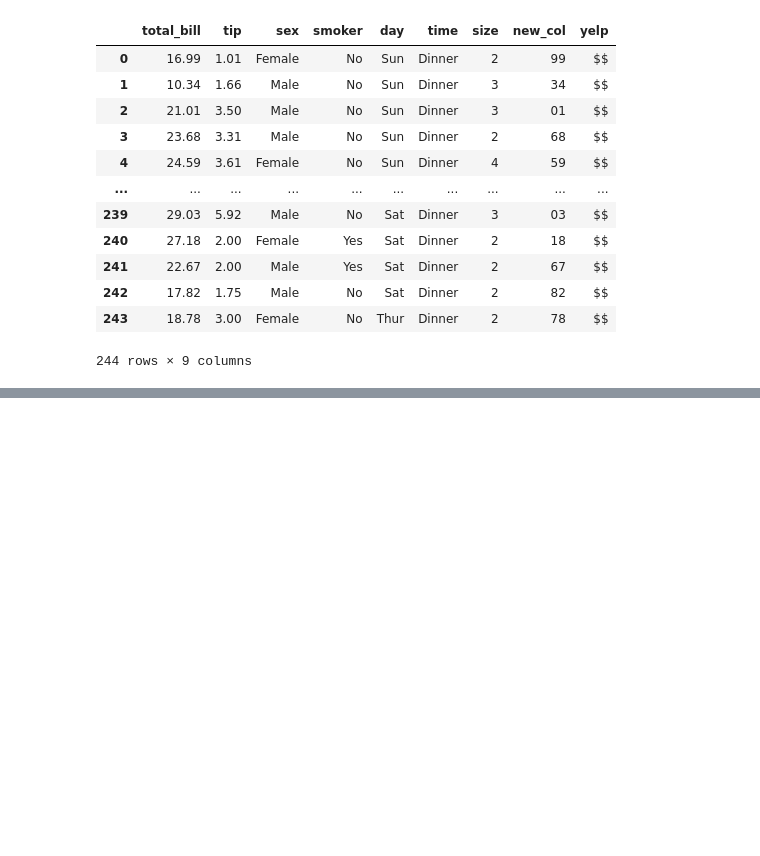
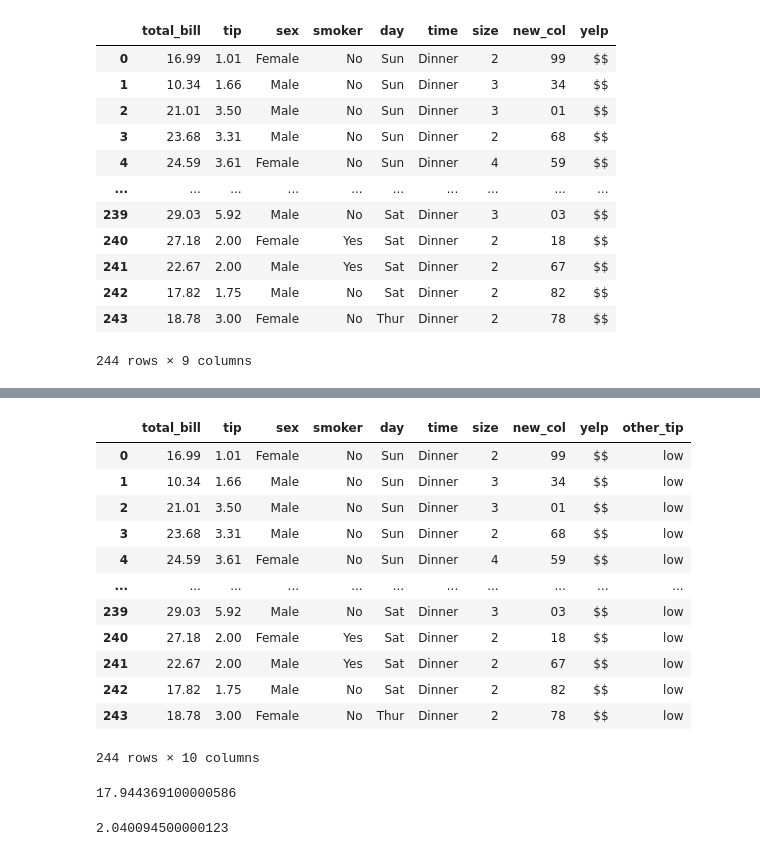
Before and after one commit to pawel9009/ML, a Jupyter notebook: notebooks/pandas.ipynb, the cells around one changed output, grey strips where cells are left out. Cells and saved outputs as stored; diff of their text form; code cells hidden in the pictures; blank space fills up the shorter version.

```diff
--- a/notebooks/pandas.ipynb
+++ b/notebooks/pandas.ipynb
@@ -90,0 +107,26 @@ df
+# %%
+def quality(total_bill, tip):
+    if tip/total_bill >0.25:
+        return "high"
+    else:
+        return "low"
+# %%
+df['other_tip']=df[['total_bill','tip']].apply(lambda df: quality(df['total_bill'], df['tip']),axis=1)
+# %%
+df['other_tip'] = np.vectorize(quality)(df['total_bill'], df['tip'])
+# %%
+df
+# %% [output]
+|  | total_bill | tip | sex | smoker | day | time | size | new_col | yelp | other_tip |
+| 0 | 16.99 | 1.01 | Female | No | Sun | Dinner | 2 | 99 | $$ | low |
+| 1 | 10.34 | 1.66 | Male | No | Sun | Dinner | 3 | 34 | $$ | low |
+| 2 | 21.01 | 3.50 | Male | No | Sun | Dinner | 3 | 01 | $$ | low |
+| 3 | 23.68 | 3.31 | Male | No | Sun | Dinner | 2 | 68 | $$ | low |
+| 4 | 24.59 | 3.61 | Female | No | Sun | Dinner | 4 | 59 | $$ | low |
+| ... | ... | ... | ... | ... | ... | ... | ... | ... | ... | ... |
+| 239 | 29.03 | 5.92 | Male | No | Sat | Dinner | 3 | 03 | $$ | low |
+| 240 | 27.18 | 2.00 | Female | Yes | Sat | Dinner | 2 | 18 | $$ | low |
+| 241 | 22.67 | 2.00 | Male | Yes | Sat | Dinner | 2 | 67 | $$ | low |
+| 242 | 17.82 | 1.75 | Male | No | Sat | Dinner | 2 | 82 | $$ | low |
+| 243 | 18.78 | 3.00 | Female | No | Thur | Dinner | 2 | 78 | $$ | low |
+244 rows × 10 columns
@@ -90,0 +154,8 @@ df
+# %%
+timeit.timeit(setup=setup, stmt=one, number=5000)
+# %% [output]
+17.944369100000586
+# %%
+timeit.timeit(setup=setup, stmt=two, number=5000)
+# %% [output]
+2.040094500000123
```
Also changed, not shown: parts of 24 cells of this notebook.
